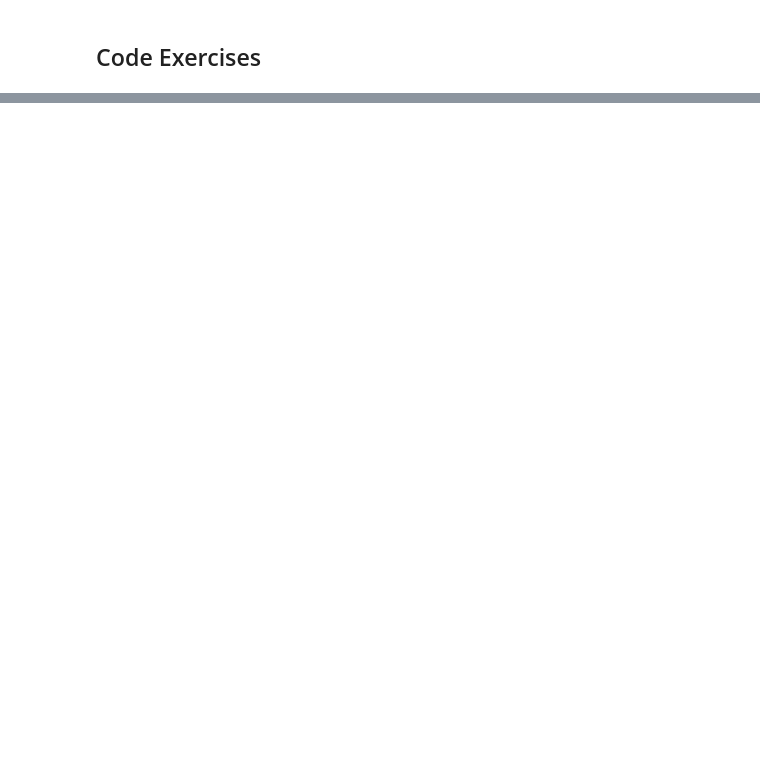
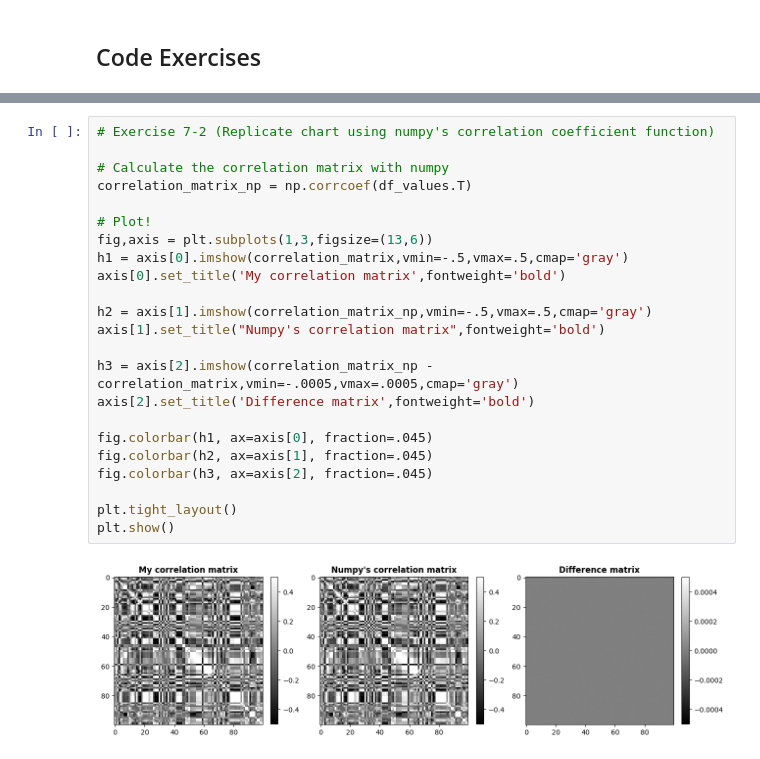
Before and after one commit to MiesnerJacob/practical-linear-algebra-for-data-science, a Jupyter notebook: 07-matrix-applications.ipynb, the cells around one changed output, grey strips where cells are left out. Saved outputs shown, nothing was run; the diff lists cells and outputs as text; blank space fills up the shorter version.

```diff
--- a/07-matrix-applications.ipynb
+++ b/07-matrix-applications.ipynb
@@ -28,0 +273,25 @@
+# %%
+# Exercise 7-2 (Replicate chart using numpy's correlation coefficient function)
+
+# Calculate the correlation matrix with numpy
+correlation_matrix_np = np.corrcoef(df_values.T)
+
+# Plot!
+fig,axis = plt.subplots(1,3,figsize=(13,6))
+h1 = axis[0].imshow(correlation_matrix,vmin=-.5,vmax=.5,cmap='gray')
+axis[0].set_title('My correlation matrix',fontweight='bold')
+
+h2 = axis[1].imshow(correlation_matrix_np,vmin=-.5,vmax=.5,cmap='gray')
+axis[1].set_title("Numpy's correlation matrix",fontweight='bold')
+
+h3 = axis[2].imshow(correlation_matrix_np - correlation_matrix,vmin=-.0005,vmax=.0005,cmap='gray')
+axis[2].set_title('Difference matrix',fontweight='bold')
+
+fig.colorbar(h1, ax=axis[0], fraction=.045)
+fig.colorbar(h2, ax=axis[1], fraction=.045)
+fig.colorbar(h3, ax=axis[2], fraction=.045)
+
+plt.tight_layout()
+plt.show()
+# %% [output]
+[figure, added]
```
Also changed, not shown: parts of 22 cells of this notebook, 2 other files.
